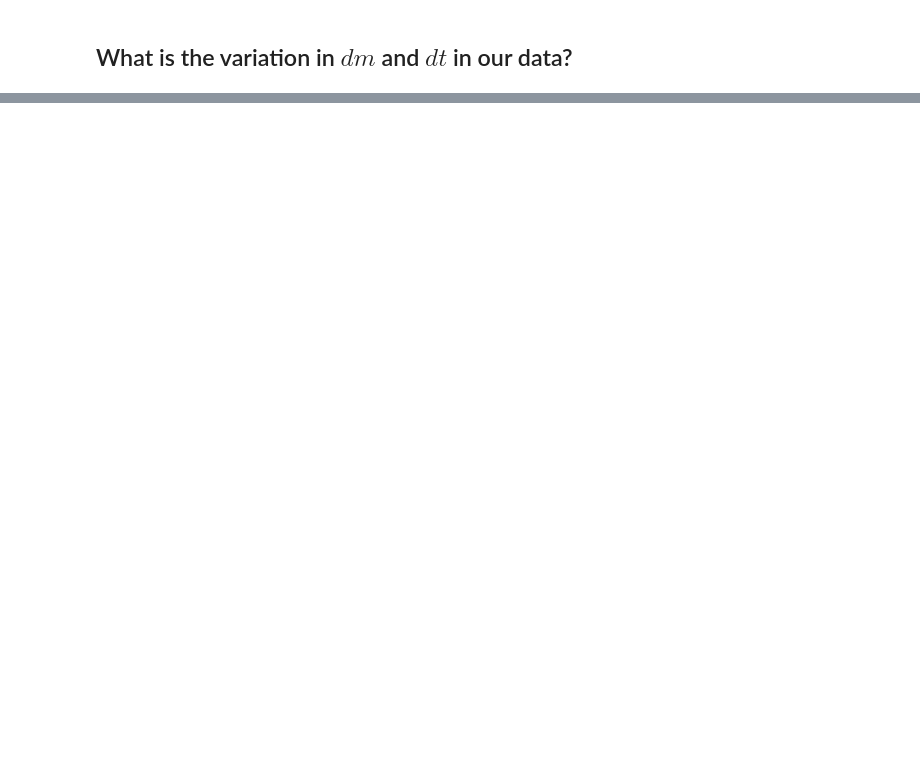
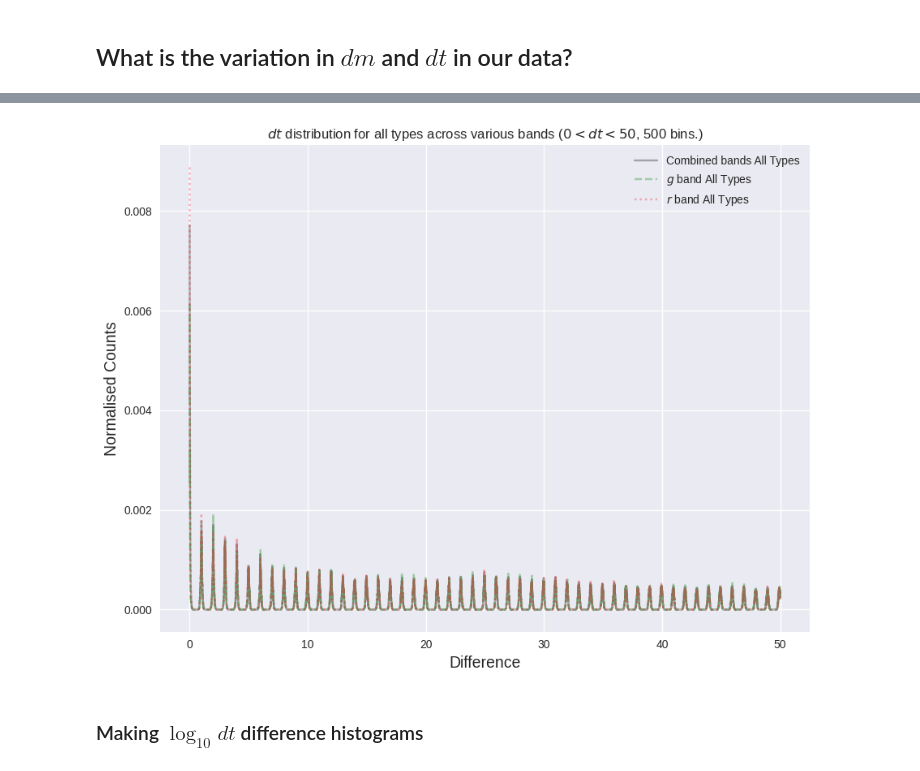
Before and after one commit to sjshamsi/Thesis, a Jupyter notebook: Misc/magnitude_variation.ipynb, the cells around one changed output, grey strips where cells are left out. Cells and saved outputs as stored; diff of their text form; code cells hidden in the pictures; blank space fills up the shorter version.

```diff
--- a/Misc/magnitude_variation.ipynb
+++ b/Misc/magnitude_variation.ipynb
@@ -121,0 +137,5 @@ plt.show()
+# %%
+dt_min, dt_max = 0, 50
+dt_nbins = 10_000
+
+dt_bins = np.linspace(dt_min, dt_max, dt_nbins)
@@ -121,0 +171,31 @@ plt.show()
+# %%
+dt_df = pd.read_pickle(f'/home/shoaib/Thesis/Misc/dt_{dt_min}_{dt_max}_{dt_nbins}.pkl')
+# %%
+dt_hists_all_types = dt_df['cadence_histogram'].sum()
+g_dt_hists_all_types = dt_df[dt_df['band'] == 'g']['cadence_histogram'].sum()
+r_dt_hists_all_types = dt_df[dt_df['band'] == 'r']['cadence_histogram'].sum()
+
+dt_bin_centres = [(dt_bins[i + 1] + dt_bins[i]) / 2 for i in range(len(dt_bins) - 1)]
+
+plt.figure(figsize=(9, 7))
+
+plt.plot(dt_bin_centres, dt_hists_all_types / dt_hists_all_types.sum(), color='k', label='Combined bands All Types', alpha=0.3)
+plt.plot(dt_bin_centres, g_dt_hists_all_types / g_dt_hists_all_types.sum(), color='g', label='$g$ band All Types', alpha=0.3, linestyle='--')
+plt.plot(dt_bin_centres, r_dt_hists_all_types / r_dt_hists_all_types.sum(), color='r', label='$r$ band All Types', alpha=0.3, linestyle=':')
+
+plt.title(f'$dt$ distribution for all types across various bands (${dt_min} < dt < {dt_max}$, {dm_nbins:,} bins.)')
+# plt.xlim(0, 5)
+
+for ax in axs:
+    ax.legend()
+
+plt.ylabel('Normalised Counts', size=14)
+plt.xlabel('Difference', size=14)
+
+plt.legend()
+plt.tight_layout()
+plt.show()
+# %% [output]
+[figure, added]
+# %% [markdown]
+### Making $\log_{10} dt$ difference histograms
```
Also changed, not shown: parts of 18 cells of this notebook, 7 other files.
